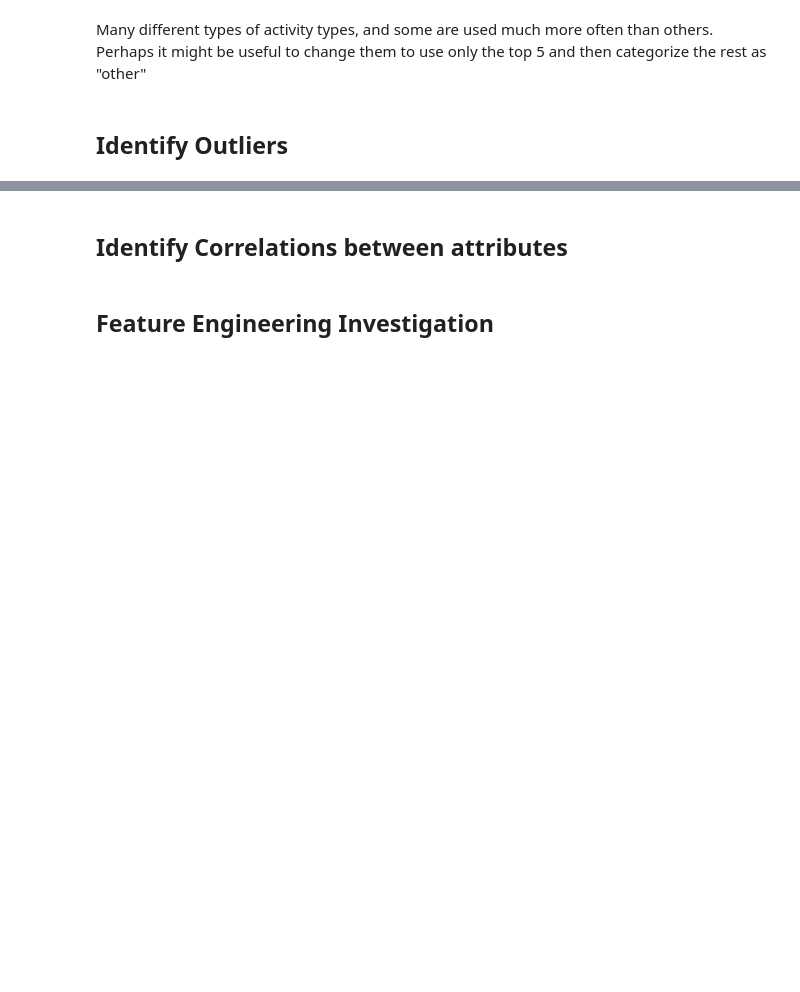
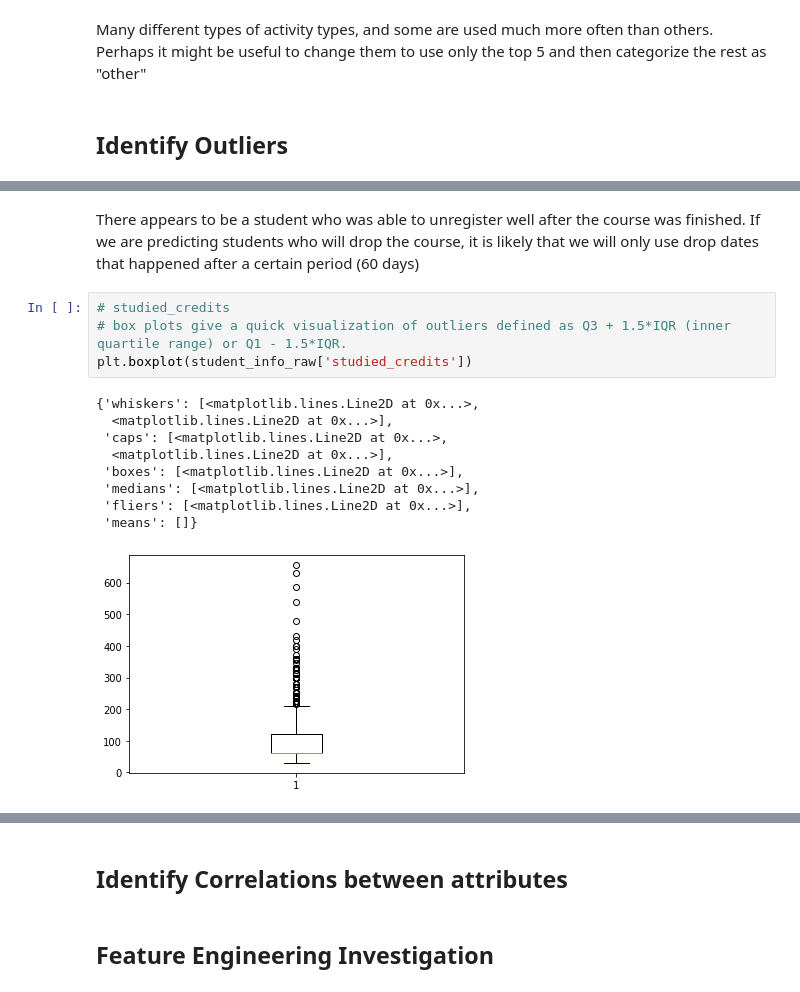
Before and after one commit to sustrev/SIADS697, a Jupyter notebook: EDA.ipynb, the cells around one changed output, grey strips where cells are left out. Cells and saved outputs as stored; diff of their text form; blank space fills up the shorter version.

```diff
--- a/EDA.ipynb
+++ b/EDA.ipynb
@@ -276,0 +298,16 @@ Many different types of activity types, and some are used much more often than o
+# %% [markdown]
+There appears to be a student who was able to unregister well after the course was finished. If we are predicting students who will drop the course, it is likely that we will only use drop dates that happened after a certain period (60 days)
+# %%
+# studied_credits
+# box plots give a quick visualization of outliers defined as Q3 + 1.5*IQR (inner quartile range) or Q1 - 1.5*IQR.
+plt.boxplot(student_info_raw['studied_credits'])
+# %% [output]
+{'whiskers': [<matplotlib.lines.Line2D at 0x...>,
+  <matplotlib.lines.Line2D at 0x...>],
+ 'caps': [<matplotlib.lines.Line2D at 0x...>,
+  <matplotlib.lines.Line2D at 0x...>],
+ 'boxes': [<matplotlib.lines.Line2D at 0x...>],
+ 'medians': [<matplotlib.lines.Line2D at 0x...>],
+ 'fliers': [<matplotlib.lines.Line2D at 0x...>],
+ 'means': []}
+[figure, added]
```
Also changed, not shown: parts of 11 cells of this notebook.
